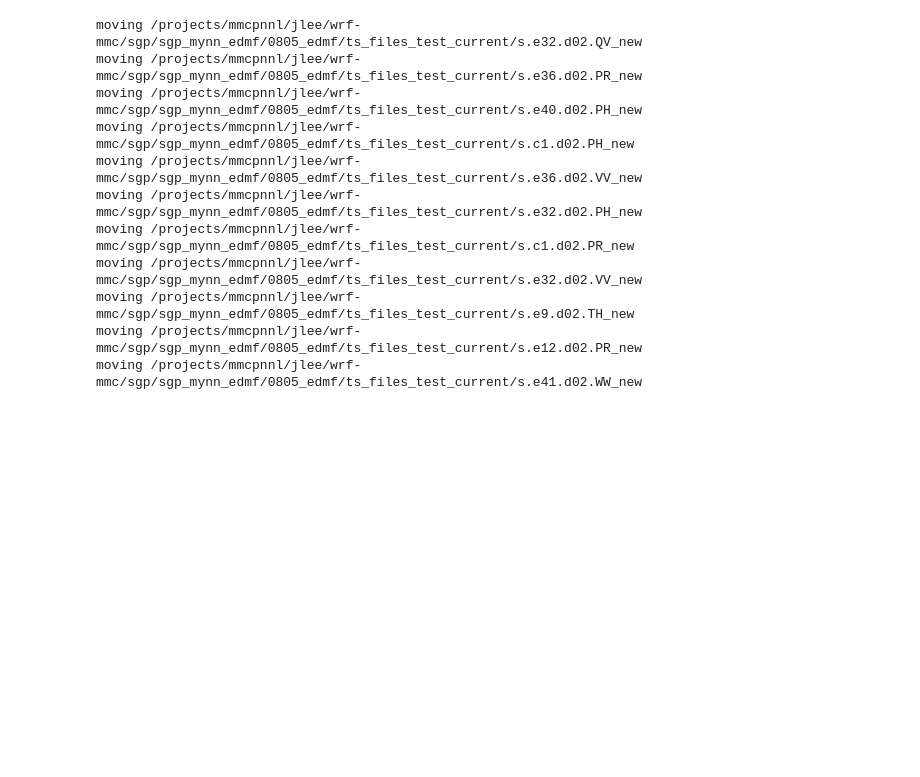
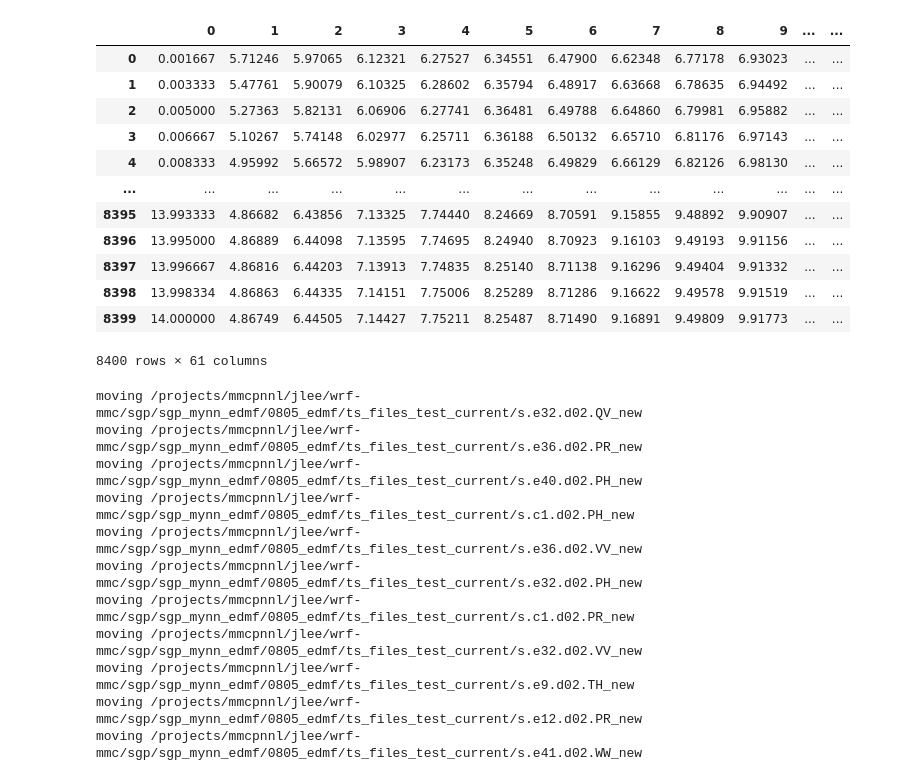
Before and after one commit to joejoeyjoseph/mmc-pnnl-j3, a Jupyter notebook: sgp/eagle/e01_debug-tsfiles.ipynb, the cells around one changed output. Cells and saved outputs as stored; diff of their text form; code cells hidden in the pictures; blank space fills up the shorter version.

```diff
--- a/sgp/eagle/e01_debug-tsfiles.ipynb
+++ b/sgp/eagle/e01_debug-tsfiles.ipynb
@@ -131,3 +156,20 @@ inc_f
+# %%
+good_df = pd.read_csv(ts_out_dir+'s.c1.d02.VV_1', skiprows=1, header=None, delim_whitespace=True)
+good_df
+# %% [output]
+|  | 0 | 1 | 2 | 3 | 4 | 5 | 6 | 7 | 8 | 9 | ... | ... |
+| 0 | 0.001667 | 5.71246 | 5.97065 | 6.12321 | 6.27527 | 6.34551 | 6.47900 | 6.62348 | 6.77178 | 6.93023 | ... | ... |
+| 1 | 0.003333 | 5.47761 | 5.90079 | 6.10325 | 6.28602 | 6.35794 | 6.48917 | 6.63668 | 6.78635 | 6.94492 | ... | ... |
+| 2 | 0.005000 | 5.27363 | 5.82131 | 6.06906 | 6.27741 | 6.36481 | 6.49788 | 6.64860 | 6.79981 | 6.95882 | ... | ... |
+| 3 | 0.006667 | 5.10267 | 5.74148 | 6.02977 | 6.25711 | 6.36188 | 6.50132 | 6.65710 | 6.81176 | 6.97143 | ... | ... |
+| 4 | 0.008333 | 4.95992 | 5.66572 | 5.98907 | 6.23173 | 6.35248 | 6.49829 | 6.66129 | 6.82126 | 6.98130 | ... | ... |
+| ... | ... | ... | ... | ... | ... | ... | ... | ... | ... | ... | ... | ... |
+| 8395 | 13.993333 | 4.86682 | 6.43856 | 7.13325 | 7.74440 | 8.24669 | 8.70591 | 9.15855 | 9.48892 | 9.90907 | ... | ... |
+| 8396 | 13.995000 | 4.86889 | 6.44098 | 7.13595 | 7.74695 | 8.24940 | 8.70923 | 9.16103 | 9.49193 | 9.91156 | ... | ... |
+| 8397 | 13.996667 | 4.86816 | 6.44203 | 7.13913 | 7.74835 | 8.25140 | 8.71138 | 9.16296 | 9.49404 | 9.91332 | ... | ... |
+| 8398 | 13.998334 | 4.86863 | 6.44335 | 7.14151 | 7.75006 | 8.25289 | 8.71286 | 9.16622 | 9.49578 | 9.91519 | ... | ... |
+| 8399 | 14.000000 | 4.86749 | 6.44505 | 7.14427 | 7.75211 | 8.25487 | 8.71490 | 9.16891 | 9.49809 | 9.91773 | ... | ... |
+8400 rows × 61 columns
 # %%
 ts_in_dir = wrf_dir+'ts_files_test_current/'
 # file_name = 's.c1.d02.PH'
```
Also changed, not shown: parts of 5 cells of this notebook.
